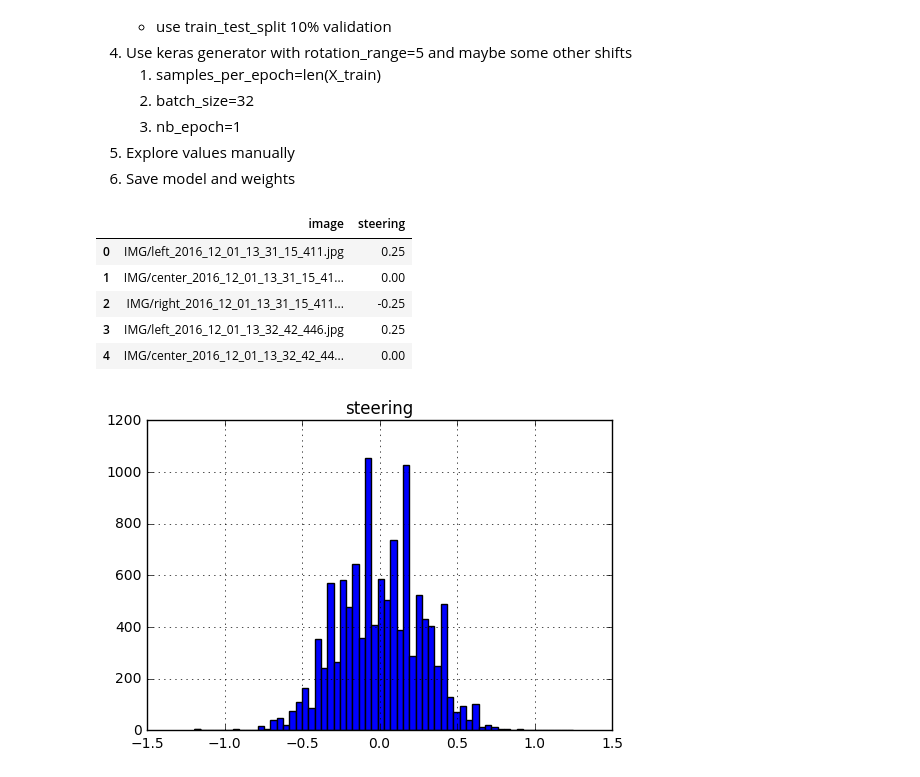
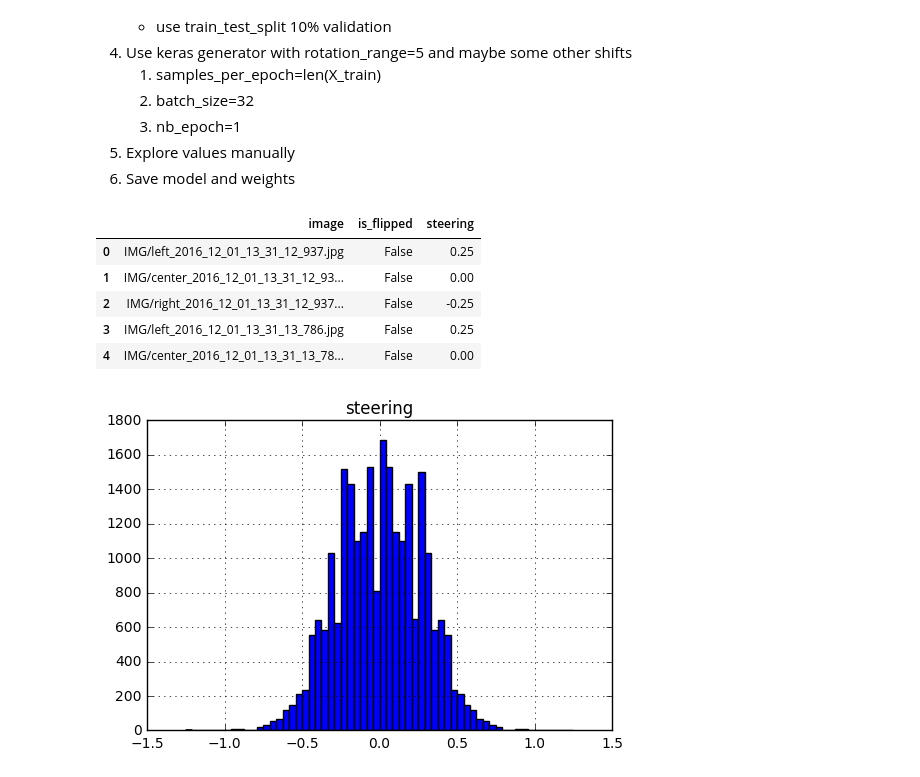
Before and after one commit to SamSamskies/CarND-Behavioral-Cloning, a Jupyter notebook: notebooks/data-exploration-2.ipynb, the cells around one changed output. Drawn from its saved outputs; the diff is of its cells as text; code cells hidden in the pictures.

```diff
--- a/notebooks/data-exploration-2.ipynb
+++ b/notebooks/data-exploration-2.ipynb
@@ -30,45 +30,60 @@ import matplotlib.pyplot as plt
 %matplotlib inline
 
 
+DATA_PATH = '../data/'
+
+
 def remove_zero_bias(df):
     rows_with_steering_zero = df[(df.steering == 0)]
     total_rows_with_steering_zero = len(rows_with_steering_zero)
-    drop_indices = np.random.choice(rows_with_steering_zero.index, int(total_rows_with_steering_zero * 0.95), replace=False)
+    drop_indices = np.random.choice(rows_with_steering_zero.index, int(total_rows_with_steering_zero * 0.90), replace=False)
 
     return df.drop(drop_indices)
 
 
-def augment_and_reshape_dataframe(df):
+def augment_steering_angles_and_reshape_dataframe(df):
     rows = []
 
     for _, row in df.iterrows():
-        rows.append({ 'image': row.left, 'steering': row.steering + .25 })
-        rows.append({ 'image': row.center, 'steering': row.steering })
-        rows.append({ 'image': row.right, 'steering': row.steering - .25 })
+        rows.append({ 'image': row.left, 'steering': row.steering + .25, 'is_flipped': False })
+        rows.append({ 'image': row.center, 'steering': row.steering, 'is_flipped': False })
+        rows.append({ 'image': row.right, 'steering': row.steering - .25, 'is_flipped': False })
 
     return pd.DataFrame(rows)
 
 
 def augment_with_horizontal_flip(df):
-    pass
+    df_flipped = df.copy()
+    df_flipped.steering = df_flipped.steering.apply(lambda x: x * -1)
+    df_flipped.is_flipped = True
+
+    return pd.concat([df, df_flipped])
 
 
-def generate_features_and_labels(df):
+def augment_dataframe(df):
     df = remove_zero_bias(df)
-    df = augment_and_reshape_dataframe(df)
+    df = augment_steering_angles_and_reshape_dataframe(df)
+    df = augment_with_horizontal_flip(df)
 
     return df
+
+
+def load_image(image_path, steering, is_flipped):
+    image = cv2.imread(image_path)
+    image = image[32:132]
+
+    return cv2.cvtColor(image, cv2.COLOR_BGR2RGB)
 # %%
-df = generate_features_and_labels(pd.read_csv('../data/' + 'driving_log.csv'))
+df = augment_dataframe(pd.read_csv('../data/' + 'driving_log.csv'))
 df.hist(column='steering', bins=60)
 df.head()
 # %% [output]
-|  | image | steering |
-| 0 | IMG/left_2016_12_01_13_31_15_411.jpg | 0.25 |
-| 1 | IMG/center_2016_12_01_13_31_15_41... | 0.00 |
-| 2 | IMG/right_2016_12_01_13_31_15_411... | -0.25 |
-| 3 | IMG/left_2016_12_01_13_32_42_446.jpg | 0.25 |
-| 4 | IMG/center_2016_12_01_13_32_42_44... | 0.00 |
+|  | image | is_flipped | steering |
+| 0 | IMG/left_2016_12_01_13_31_12_937.jpg | False | 0.25 |
+| 1 | IMG/center_2016_12_01_13_31_12_93... | False | 0.00 |
+| 2 | IMG/right_2016_12_01_13_31_12_937... | False | -0.25 |
+| 3 | IMG/left_2016_12_01_13_31_13_786.jpg | False | 0.25 |
+| 4 | IMG/center_2016_12_01_13_31_13_78... | False | 0.00 |
-[figure, old version]
+[figure, new version]
 # %%
 len(df)
```
Also changed, not shown: parts of 2 cells of this notebook, 2 other files.
